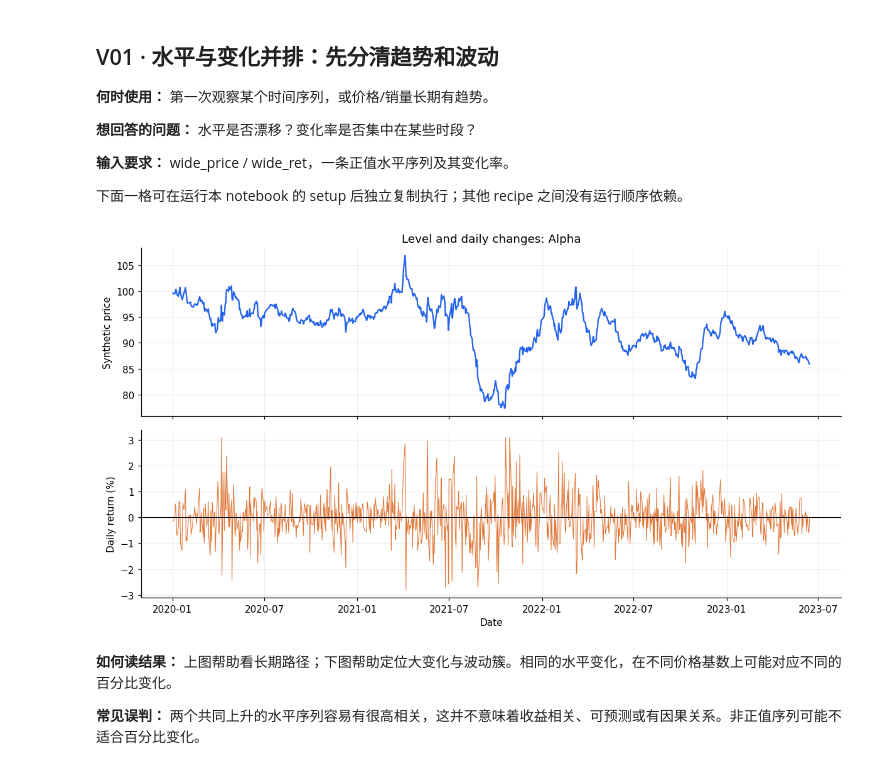
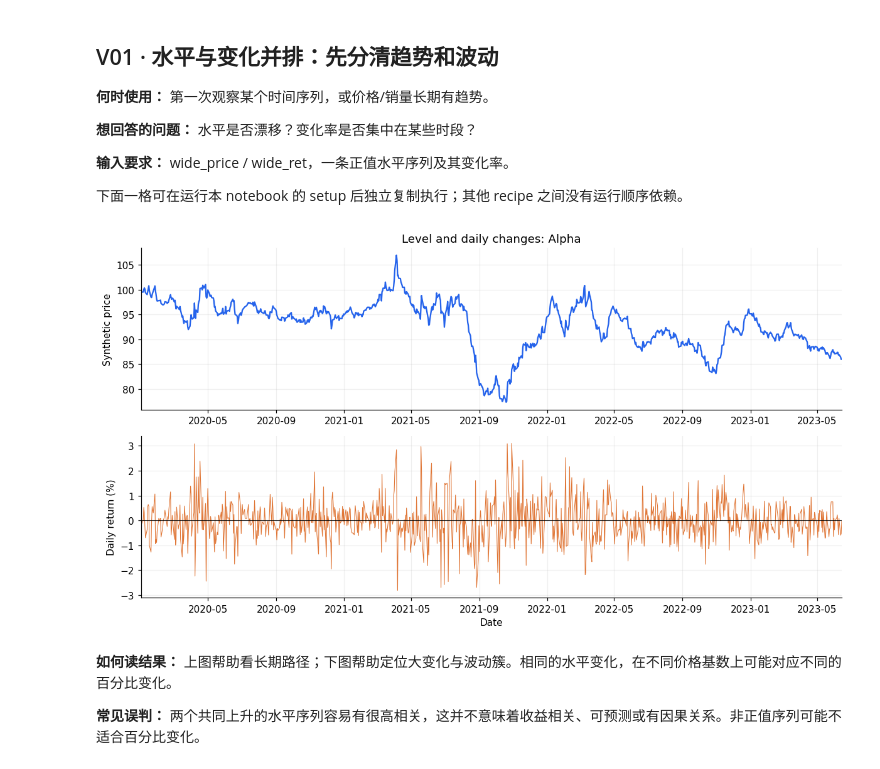
Before and after one commit to EnkiDoctor/timeseries-research-notebooks, a Jupyter notebook: notebooks/02_time_series_processing_visualization.ipynb, the cells around one changed output. Cells and saved outputs as stored; diff of their text form; code cells hidden in the pictures.

```diff
--- a/notebooks/02_time_series_processing_visualization.ipynb
+++ b/notebooks/02_time_series_processing_visualization.ipynb
@@ -748,16 +750,25 @@ display(joined[["date", "event_count", "valid_weighted_count", "quantity", "weig
 下面一格可在运行本 notebook 的 setup 后独立复制执行；其他 recipe 之间没有运行顺序依赖。
 # %%
 v01_asset = "Alpha"
-fig, axes = plt.subplots(2, 1, figsize=(11, 6), sharex=True)
-axes[0].plot(wide_price.index, wide_price[v01_asset], color=COLORS[0])
-axes[0].set(title="Level and daily changes: " + v01_asset, ylabel="Synthetic price")
-axes[1].plot(wide_ret.index, wide_ret[v01_asset] * 100, color=COLORS[1], linewidth=0.7)
-axes[1].axhline(0, color="black", linewidth=0.7)
-axes[1].set(ylabel="Daily return (%)", xlabel="Date")
-fig.tight_layout()
+# 每个模板新建 figure；subplot 选中后，后面的 plt.* 都画在当前子图上。
+plt.figure(figsize=(11, 6))
+time_limits = (min(wide_price.index.min(), wide_ret.index.min()),
+               max(wide_price.index.max(), wide_ret.index.max()))
+plt.subplot(2, 1, 1)
+plt.plot(wide_price.index, wide_price[v01_asset], color=COLORS[0])
+plt.title("Level and daily changes: " + v01_asset)
+plt.ylabel("Synthetic price")
+plt.xlim(*time_limits)
+plt.subplot(2, 1, 2)
+plt.plot(wide_ret.index, wide_ret[v01_asset] * 100, color=COLORS[1], linewidth=0.7)
+plt.axhline(0, color="black", linewidth=0.7)
+plt.ylabel("Daily return (%)")
+plt.xlabel("Date")
+plt.xlim(*time_limits)
+plt.tight_layout()
 plt.show()
 # %% [output]
-[figure, old version]
+[figure, new version]
 # %% [markdown]
 **如何读结果：** 上图帮助看长期路径；下图帮助定位大变化与波动簇。相同的水平变化，在不同价格基数上可能对应不同的百分比变化。
 
```
Also changed, not shown: parts of 18 cells of this notebook, 15 other files.
